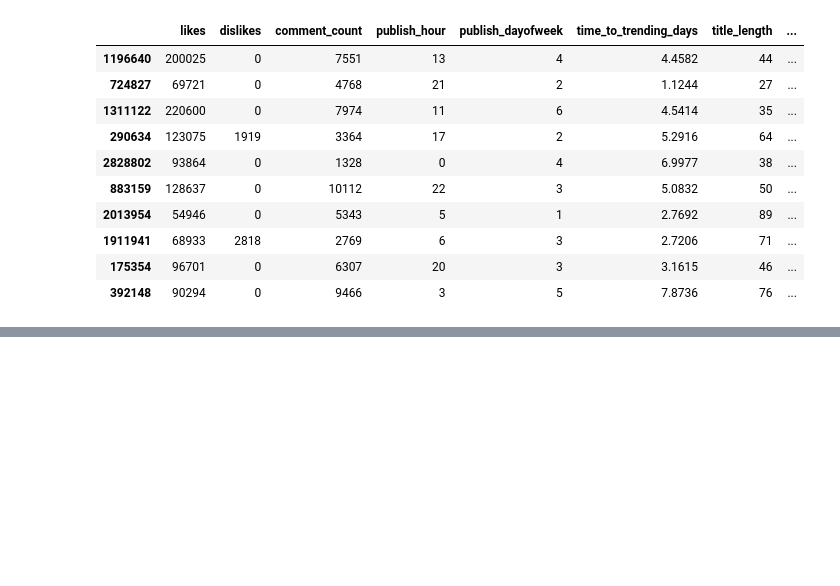
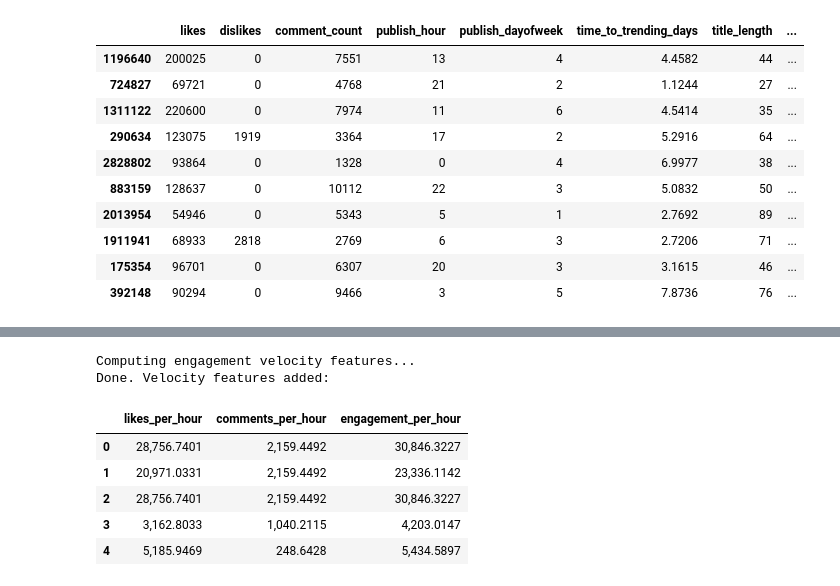
Before and after one commit to nancy1404/youtube-trending-analysis, a Jupyter notebook: notebooks/Gloabl_Notebook.ipynb, the cells around one changed output, grey strips where cells are left out. Cells and saved outputs as stored; diff of their text form; code cells hidden in the pictures; blank space fills up the shorter version.

```diff
--- a/notebooks/Gloabl_Notebook.ipynb
+++ b/notebooks/Gloabl_Notebook.ipynb
@@ -1382,0 +1534,30 @@ To deepen
+# %%
+import numpy as np
+
+print("Computing engagement velocity features...")
+
+velocity_df = global_df.copy()
+
+# Avoid division by zero: add a tiny epsilon
+eps = 1e-6
+
+velocity_df["likes_per_hour"] = velocity_df["likes"] / (velocity_df["hours_to_trending"] + eps)
+velocity_df["comments_per_hour"] = velocity_df["comment_count"] / (velocity_df["hours_to_trending"] + eps)
+velocity_df["engagement_per_hour"] = (velocity_df["likes"] + velocity_df["comment_count"]) / (velocity_df["hours_to_trending"] + eps)
+
+# Clip extreme outliers (prevents scale blow-up)
+velocity_df["likes_per_hour"] = velocity_df["likes_per_hour"].clip(0, np.percentile(velocity_df["likes_per_hour"], 99))
+velocity_df["comments_per_hour"] = velocity_df["comments_per_hour"].clip(0, np.percentile(velocity_df["comments_per_hour"], 99))
+velocity_df["engagement_per_hour"] = velocity_df["engagement_per_hour"].clip(0, np.percentile(velocity_df["engagement_per_hour"], 99))
+
+print("Done. Velocity features added:")
+velocity_df[["likes_per_hour", "comments_per_hour", "engagement_per_hour"]].head()
+# %% [output]
+Computing engagement velocity features...
+Done. Velocity features added:
+|  | likes_per_hour | comments_per_hour | engagement_per_hour |
+| 0 | 28,756.7401 | 2,159.4492 | 30,846.3227 |
+| 1 | 20,971.0331 | 2,159.4492 | 23,336.1142 |
+| 2 | 28,756.7401 | 2,159.4492 | 30,846.3227 |
+| 3 | 3,162.8033 | 1,040.2115 | 4,203.0147 |
+| 4 | 5,185.9469 | 248.6428 | 5,434.5897 |
```
Also changed, not shown: parts of 7 cells of this notebook.
